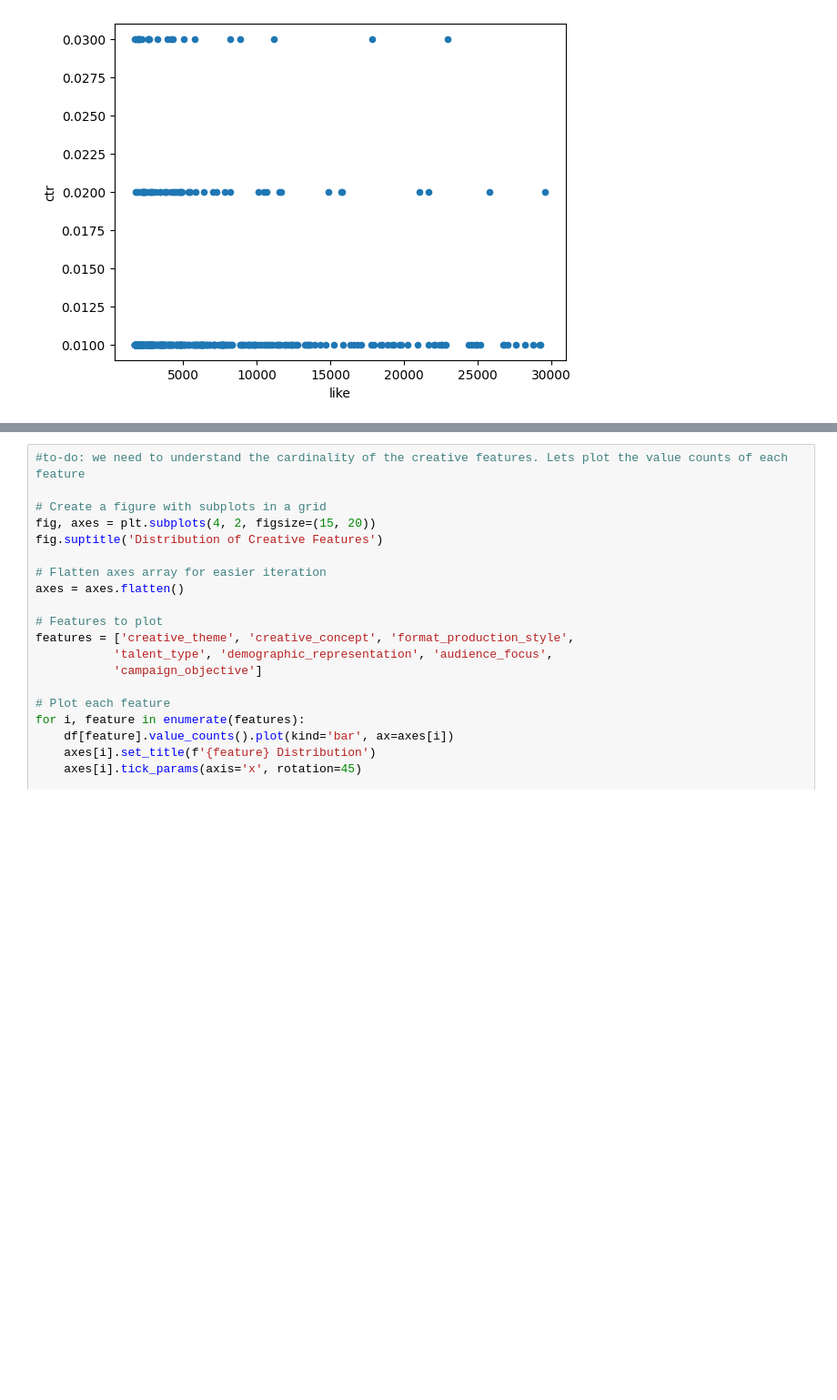
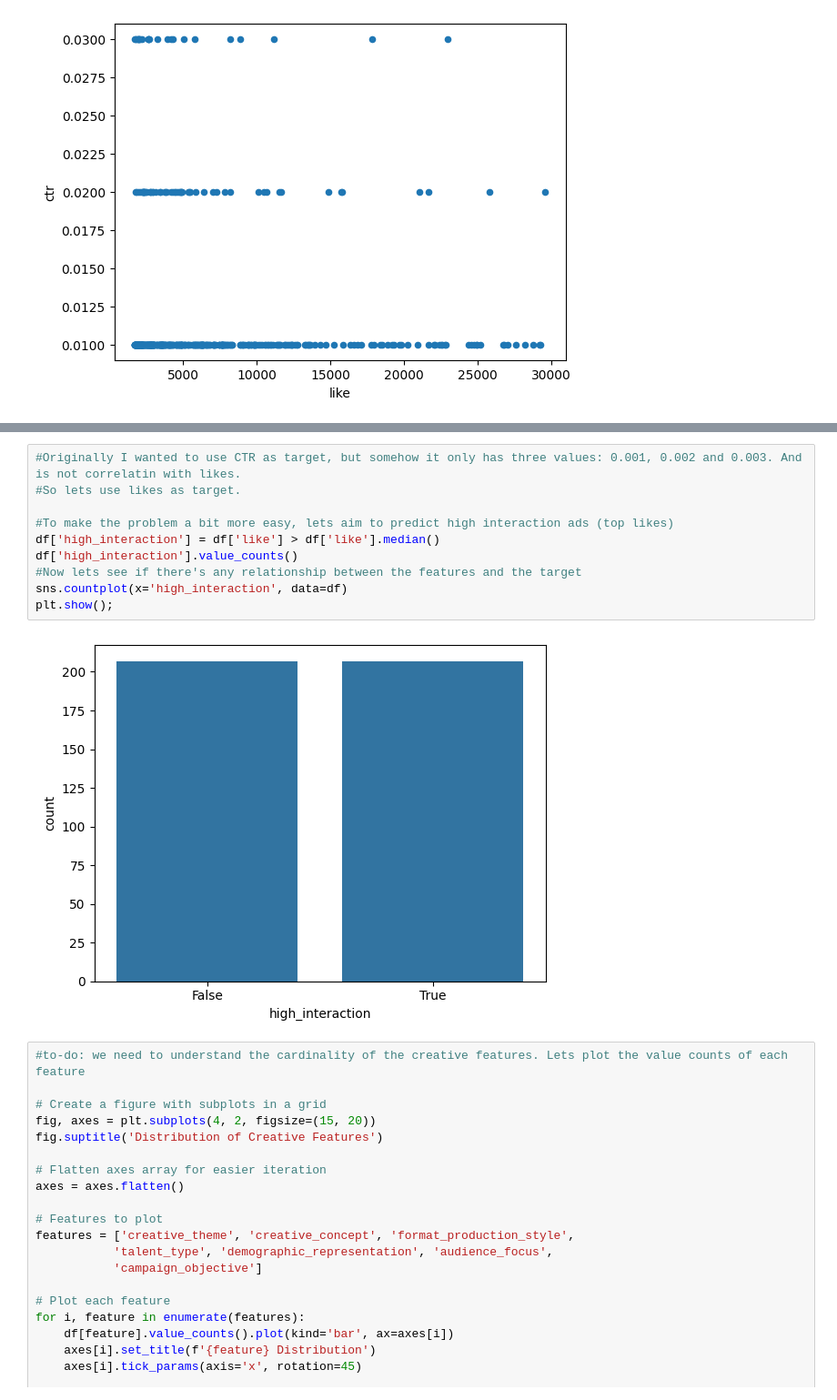
Before and after one commit to camilojaure/NarrativeLens, a Jupyter notebook: src/analytics/eda.ipynb, the cells around one changed output, grey strips where cells are left out. Shown: that part at 91% size. Cells and saved outputs as stored; diff of their text form; blank space fills up the shorter version.

```diff
--- a/src/analytics/eda.ipynb
+++ b/src/analytics/eda.ipynb
@@ -189,3 +204,15 @@ Axes(0.125,0.11;0.775x0.77)
+# %%
+#Originally I wanted to use CTR as target, but somehow it only has three values: 0.001, 0.002 and 0.003. And is not correlatin with likes.
+#So lets use likes as target.
+
+#To make the problem a bit more easy, lets aim to predict high interaction ads (top likes)
+df['high_interaction'] = df['like'] > df['like'].median()
+df['high_interaction'].value_counts()
+#Now lets see if there's any relationship between the features and the target
+sns.countplot(x='high_interaction', data=df)
+plt.show();
+# %% [output]
+[figure, added]
 # %%
 #to-do: we need to understand the cardinality of the creative features. Lets plot the value counts of each feature
 
```
Also changed, not shown: parts of 14 cells of this notebook, 25 other files.
